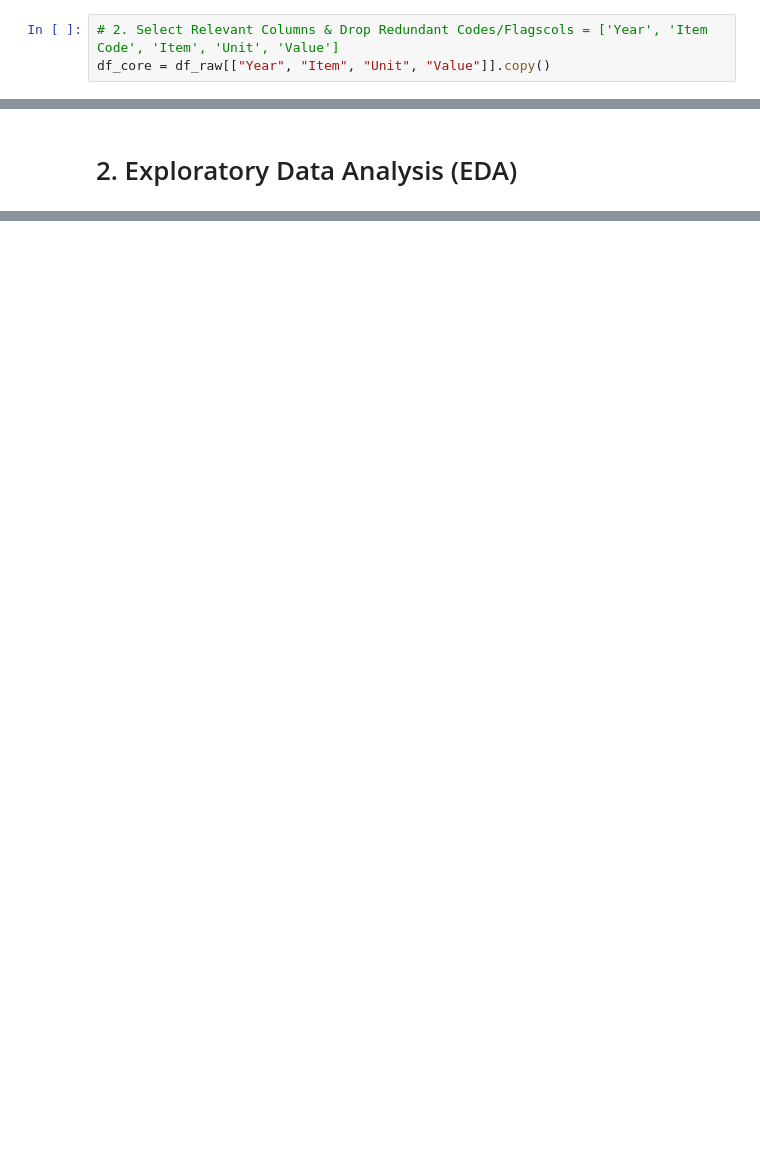
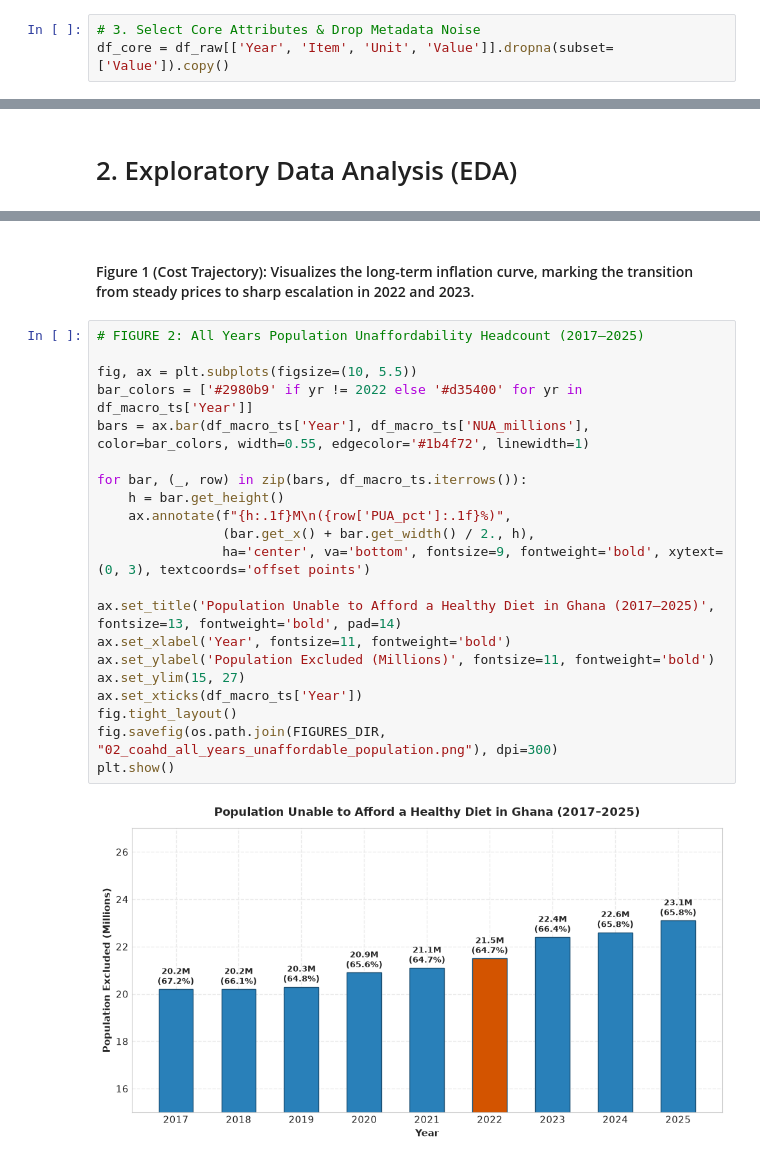
Before and after one commit to Nowshin1077/Women_in_Data_Datathon_Project_2026, a Jupyter notebook: notebooks/nowshin_eda/Nowshin_CoAHD_Ghana.ipynb, the cells around one changed output, grey strips where cells are left out. Cells and saved outputs as stored; diff of their text form; blank space fills up the shorter version.

```diff
--- a/notebooks/nowshin_eda/Nowshin_CoAHD_Ghana.ipynb
+++ b/notebooks/nowshin_eda/Nowshin_CoAHD_Ghana.ipynb
@@ -25,5 +26,5 @@ df_coad_raw.head()
 | 3 | CAHD | Cost and Affordability of a Healt... | 288 | Ghana | 6226 | Value | 70040 | Cost of a healthy diet (CoHD) | 2020 | ... |
 | 4 | CAHD | Cost and Affordability of a Healt... | 288 | Ghana | 6226 | Value | 70040 | Cost of a healthy diet (CoHD) | 2021 | ... |
 # %%
-# 2. Select Relevant Columns & Drop Redundant Codes/Flagscols = ['Year', 'Item Code', 'Item', 'Unit', 'Value']
-df_core = df_raw[["Year", "Item", "Unit", "Value"]].copy()
+# 3. Select Core Attributes & Drop Metadata Noise
+df_core = df_raw[['Year', 'Item', 'Unit', 'Value']].dropna(subset=['Value']).copy()
@@ -596,0 +259,25 @@ All charts generated and saved successfully as 300 DPI PNG files.
+# %% [markdown]
+#### Figure 1 (Cost Trajectory): Visualizes the long-term inflation curve, marking the transition from steady prices to sharp escalation in 2022 and 2023.
+# %%
+# FIGURE 2: All Years Population Unaffordability Headcount (2017–2025)
+
+fig, ax = plt.subplots(figsize=(10, 5.5))
+bar_colors = ['#2980b9' if yr != 2022 else '#d35400' for yr in df_macro_ts['Year']]
+bars = ax.bar(df_macro_ts['Year'], df_macro_ts['NUA_millions'], color=bar_colors, width=0.55, edgecolor='#1b4f72', linewidth=1)
+
+for bar, (_, row) in zip(bars, df_macro_ts.iterrows()):
+    h = bar.get_height()
+    ax.annotate(f"{h:.1f}M\n({row['PUA_pct']:.1f}%)",
+                (bar.get_x() + bar.get_width() / 2., h),
+                ha='center', va='bottom', fontsize=9, fontweight='bold', xytext=(0, 3), textcoords='offset points')
+
+ax.set_title('Population Unable to Afford a Healthy Diet in Ghana (2017–2025)', fontsize=13, fontweight='bold', pad=14)
+ax.set_xlabel('Year', fontsize=11, fontweight='bold')
+ax.set_ylabel('Population Excluded (Millions)', fontsize=11, fontweight='bold')
+ax.set_ylim(15, 27)
+ax.set_xticks(df_macro_ts['Year'])
+fig.tight_layout()
+fig.savefig(os.path.join(FIGURES_DIR, "02_coahd_all_years_unaffordable_population.png"), dpi=300)
+plt.show()
+# %% [output]
+[figure, added]
```
Also changed, not shown: parts of 36 cells of this notebook, 9 other files.
